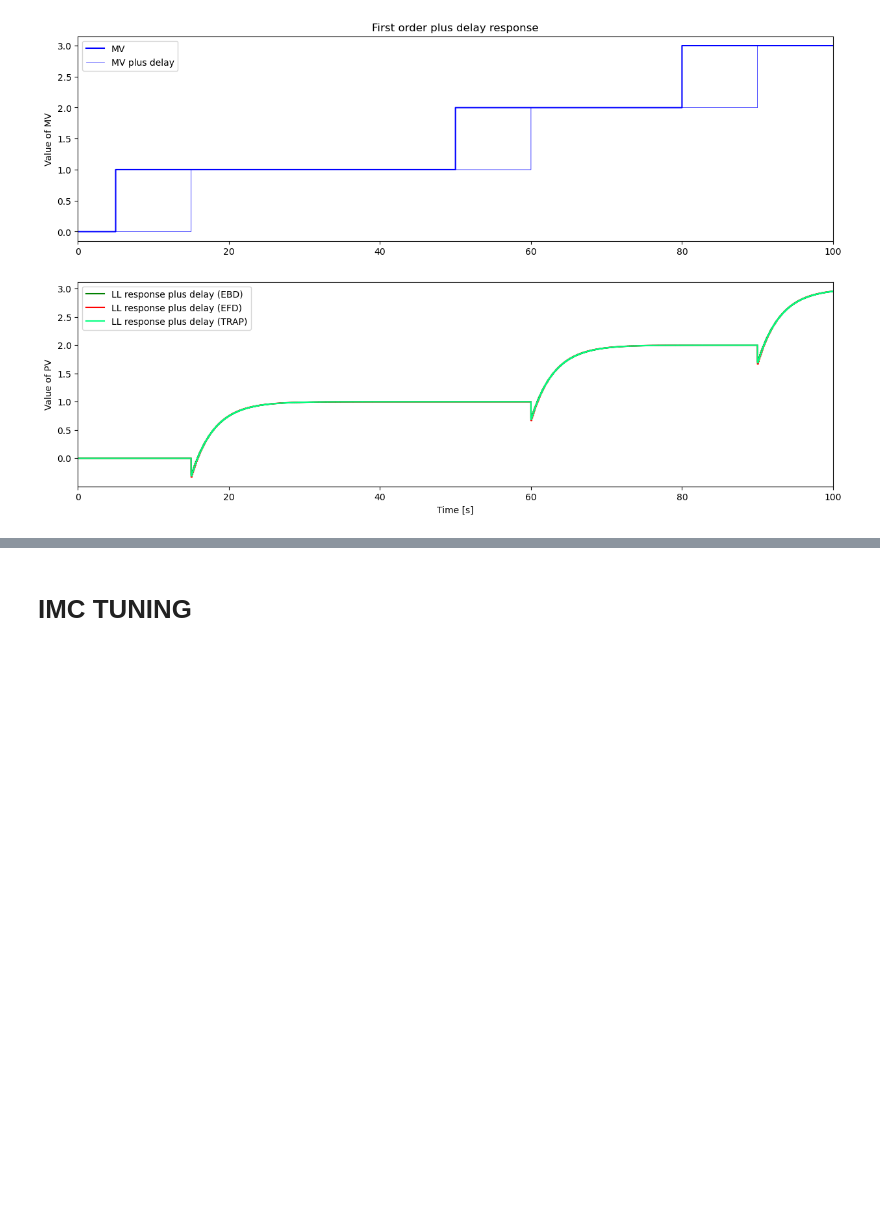
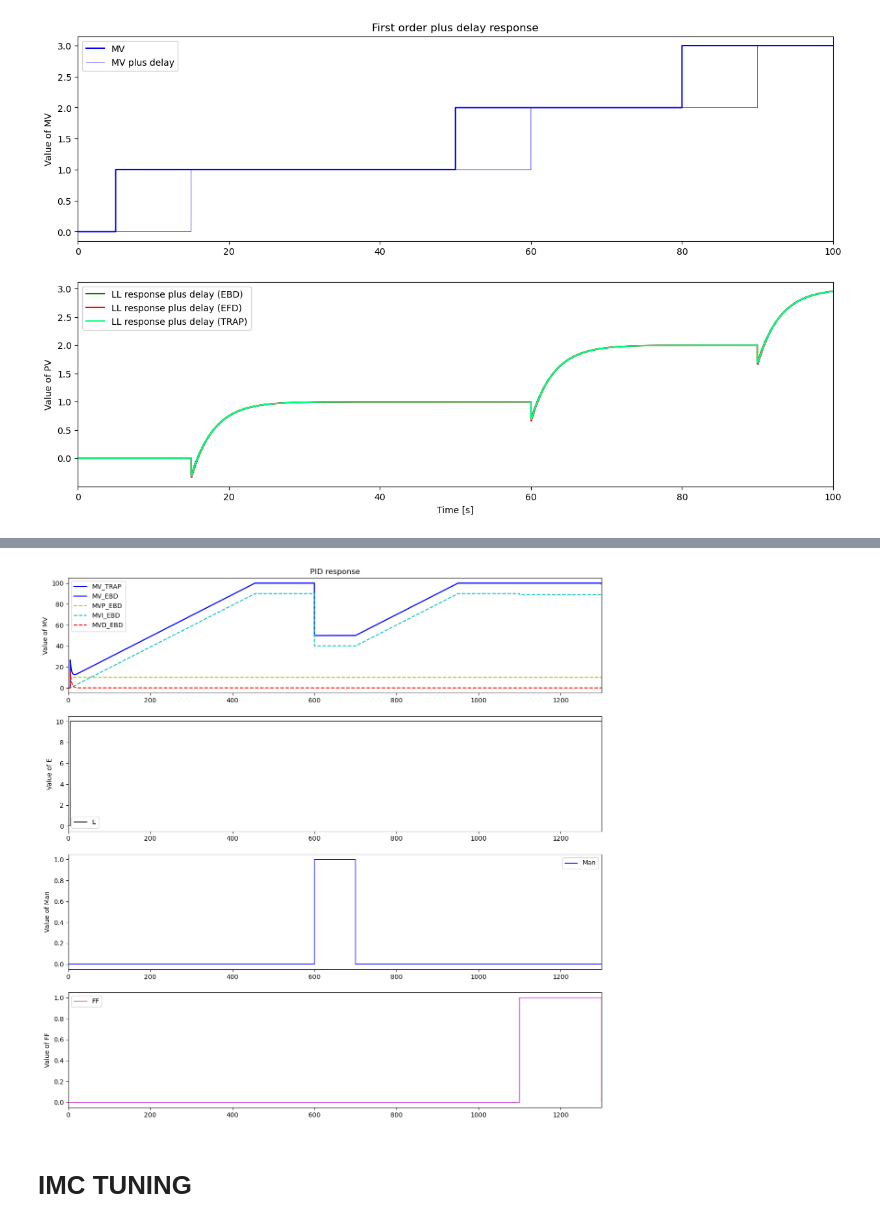
Before and after one commit to LASS2Y/ControlAndTheory, a Jupyter notebook: package_lab.ipynb, the cells around one changed output, grey strips where cells are left out. Cells and saved outputs as stored; diff of their text form; code cells hidden in the pictures; blank space fills up the shorter version.

```diff
--- a/package_lab.ipynb
+++ b/package_lab.ipynb
@@ -91,3 +96,102 @@ plt.xlim([0, TSim])
+# %%
+t = []
+
+TSim = 1300
+
+
+SP = []
+MV = []
+PV = []
+DV =[]
+Man = []
+MVMan = []
+MVFF = []
+MVManPath = {0:50, TSim:50}
+SPPath = {0: 50, 5: 60, TSim : 60}
+PVPath = {0:50, 5:50, TSim:50}
+
+
+ManPath = {0: False, 600: True, 700:False, TSim : False}
+MVFFPath = {0:0, 1100: True, TSim : False}
+
+Kc = 1
+Ti = 50
+Td = 5
+alpha = 0.6
+Ts = 0.01
+N = int(TSim/Ts) + 1
+MVmin = 0
+MVmax = 100
+
+MVP = []
+MVI = []
+MVD = []
+E  = []
+MVP2 = []
+MVI2 = []
+MVD2 = []
+
+
+for i in range(0,N):
+    t.append(i*Ts)
+    SelectPath_RT(SPPath, t,SP)
+    SelectPath_RT(PVPath, t,PV)
+    SelectPath_RT(ManPath, t,Man)
+    SelectPath_RT(MVManPath, t,MVMan)
+    SelectPath_RT(MVFFPath, t, MVFF)
+
+    PID_RT(SP, PV, Man, MVMan, MVFF, Kc, Ti, Td, alpha, Ts, MVmin, MVmax, MV, MVP, MVI, MVD, E,False,0,"EBD-EBD")
+
+plt.figure(figsize = (15,15))
+plt.subplot(4,1,1)
+plt.step(t,MV,'b-',label='MV_TRAP',where='post')
+#plt.step(t,MVP,'y-',label='MVP_TRAP',where='post')
+#plt.step(t,MVI,'g-',label='MVI_TRAP',where='post')
+#plt.step(t,MVD,'r-',label='MVD_TRAP',where='post')
+#plt.step(t,E ,'-m',linewidth=0.5,label='E_TRAP',where='post')
+
+plt.step(t,MV,'b-',label='MV_EBD',where='post')
+plt.step(t,MVP,'--y',label='MVP_EBD',where='post')
+plt.step(t,MVI,'--c',label='MVI_EBD',where='post')
+plt.step(t,MVD,'--r',label='MVD_EBD',where='post')
+#plt.step(t,E2 ,'-m',linewidth=0.5,label='E_EBD',where='post')
+#plt.step(t,SP ,'c--',linewidth=0.5,label='E',where='post')
+
+plt.ylabel('Value of MV')
+plt.title('PID response')
+plt.legend(loc='best')
+plt.xlim([0, TSim])
+
+# E
+plt.subplot(4,1,2)
+plt.step(t,E ,'k-',linewidth=1,label='E',where='post')
+plt.ylabel('Value of E')
+plt.legend(loc='best')
+plt.xlim([0, TSim])
+
+# Man
+plt.subplot(4,1,3)
+plt.step(t,Man,'b-',linewidth=1,label='Man',where='post')
+plt.ylabel('Value of Man')
+plt.legend(loc='best')
+plt.xlim([0, TSim])
+
+# FF
+plt.subplot(4,1,4)
+plt.step(t,MVFF,'m-',linewidth=1,label='FF',where='post')
+plt.ylabel('Value of FF')
+plt.legend(loc='best')
+plt.xlim([0, TSim])
+
+nameFile = 'Plots/Step_Response_PID_EBD_alpha_influence'
+
+if not os.path.exists('Plots'):
+    os.makedirs('Plots')
+
+#plt.savefig(nameFile + '.png',transparent=True)
+#plt.savefig(nameFile + '.pdf',transparent=True)
+# %% [output]
+[figure, added]
 # %% [markdown]
 # IMC TUNING
 # %%
```
Also changed, not shown: parts of 4 cells of this notebook, 2 other files.
